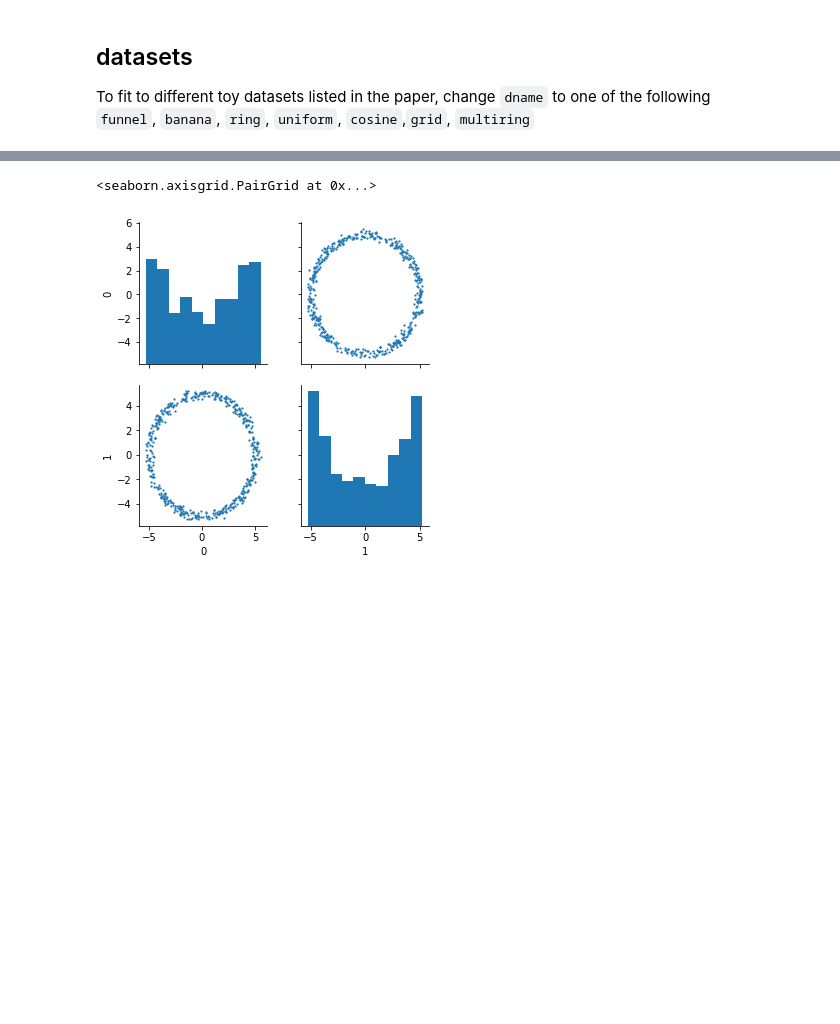
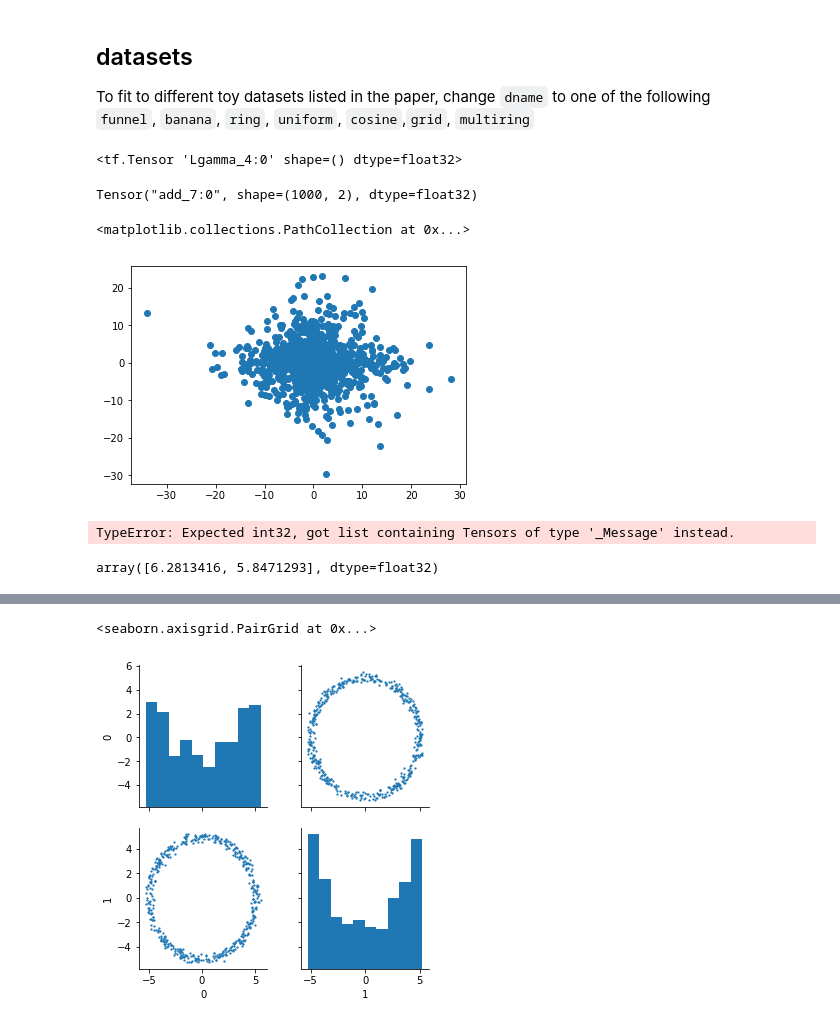
Before and after one commit to kevin-w-li/deep-kexpfam, a Jupyter notebook: training_demo.ipynb, the cells around one changed output, grey strips where cells are left out. Drawn from its saved outputs; the diff is of its cells as text; code cells hidden in the pictures; blank space fills up the shorter version.

```diff
--- a/training_demo.ipynb
+++ b/training_demo.ipynb
@@ -15,0 +19,31 @@ To fit to different toy datasets listed in the paper, change `dname` to one of t
+# %%
+b = GaussianBase(2, 1.5, 1.0, False)
+# %%
+tf.lgamma(2.0)
+# %% [output]
+<tf.Tensor 'Lgamma_4:0' shape=() dtype=float32>
+# %%
+s_logq = b.sample_logq(1000)
+# %% [output]
+Tensor("add_7:0", shape=(1000, 2), dtype=float32)
+# %%
+init = tf.global_variables_initializer()
+with tf.Session() as sess:
+    sess.run(init)
+    samples, logqs =  sess.run(s_logq)
+# %%
+from matplotlib import pyplot as plt
+%matplotlib inline
+plt.scatter(samples[:,0], samples[:,1])
+# %% [output]
+<matplotlib.collections.PathCollection at 0x...>
+[figure, added]
+# %%
+x = tf.placeholder(dtype=tf.int64,shape=[])
+tf.random_gamma([x], [1])
+# %% [output]
+TypeError: Expected int32, got list containing Tensors of type '_Message' instead.
+# %%
+samples.std(0)
+# %% [output]
+array([6.2813416, 5.8471293], dtype=float32)
```
Also changed, not shown: parts of 5 cells of this notebook, 8 other files.
